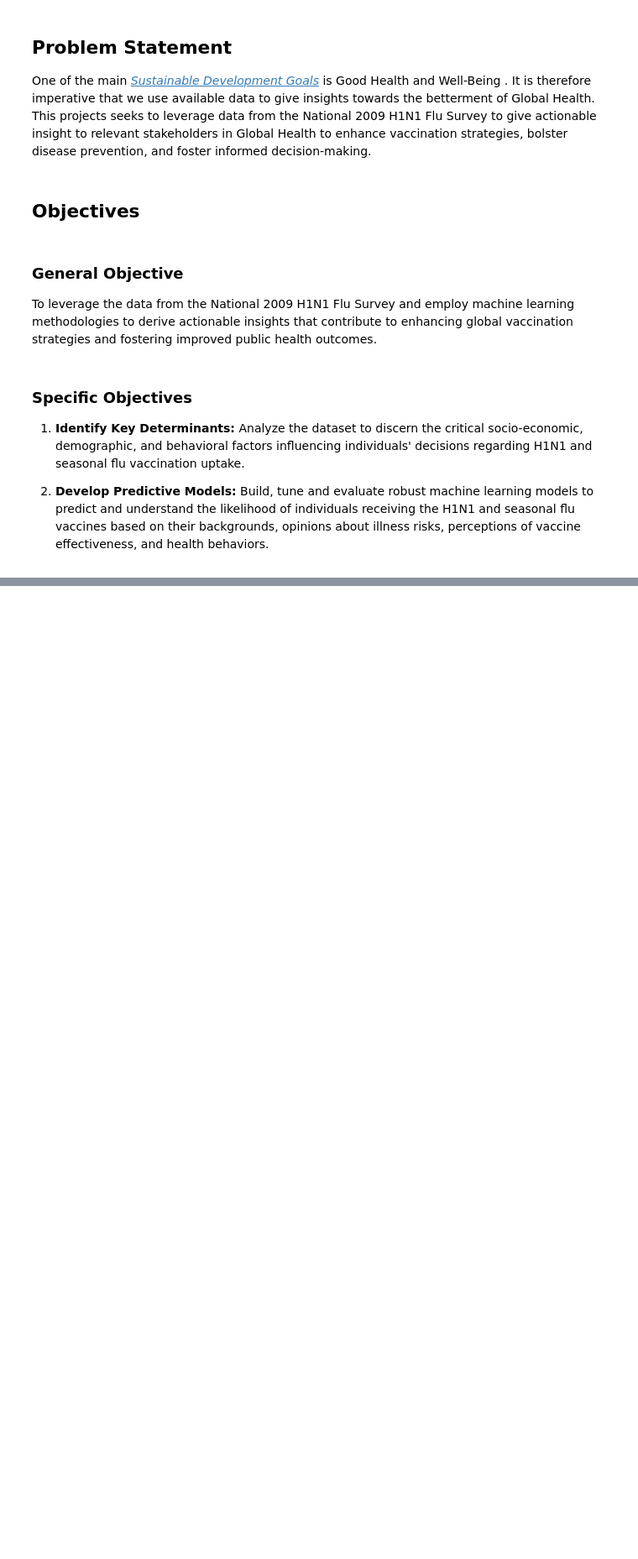
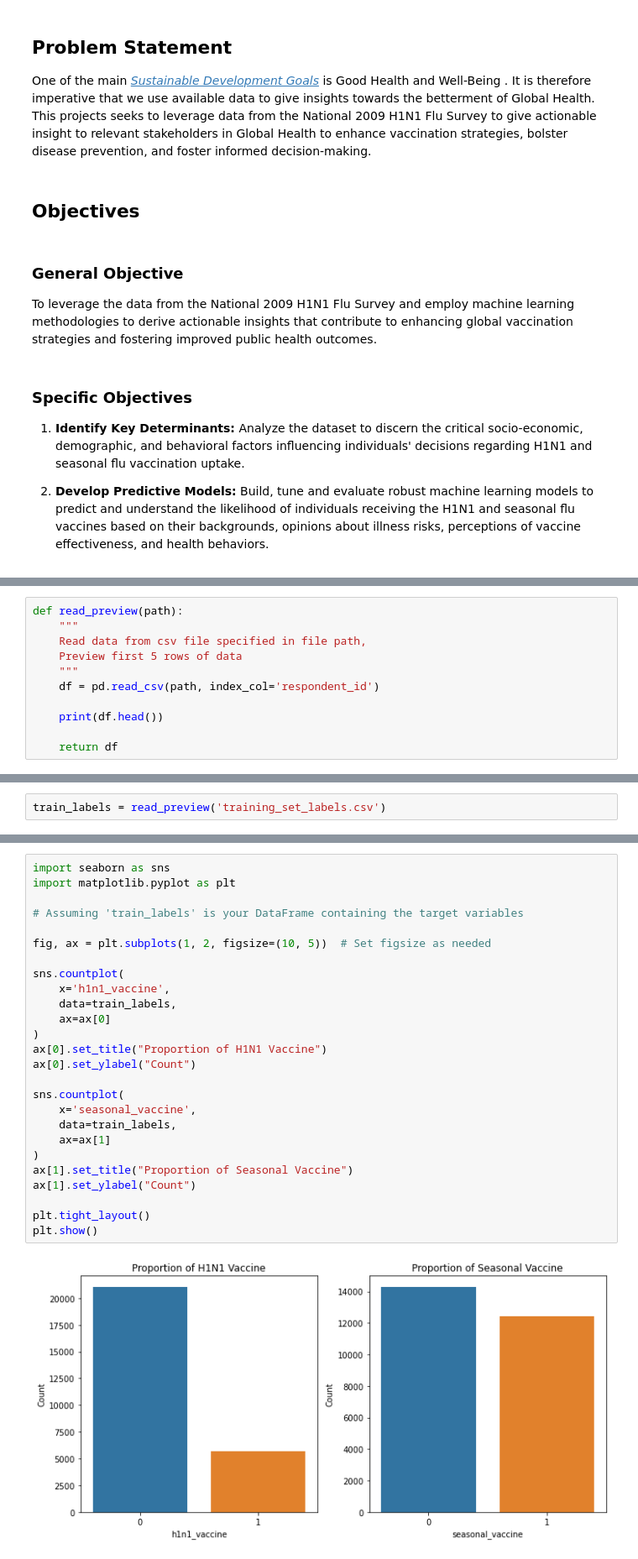
Before and after one commit to lewigi/Machine-Learning-Project-Vaccination-Patterns, a Jupyter notebook: H1N1.ipynb, the cells around one changed output, grey strips where cells are left out. Shown at 84% size. Cells and saved outputs as stored; diff of their text form; blank space fills up the shorter version.

Commit message:
Loaded data and did preliminary data exploration

```diff
--- a/H1N1.ipynb
+++ b/H1N1.ipynb
@@ -52,0 +75,11 @@ To leverage the data from the National 2009 H1N1 Flu Survey and employ machine l
+# %%
+def read_preview(path):
+    """
+    Read data from csv file specified in file path,
+    Preview first 5 rows of data
+    """
+    df = pd.read_csv(path, index_col='respondent_id')
+
+    print(df.head())
+
+    return df
@@ -52,0 +106,2 @@ To leverage the data from the National 2009 H1N1 Flu Survey and employ machine l
+# %%
+train_labels = read_preview('training_set_labels.csv')
@@ -52,0 +160,28 @@ To leverage the data from the National 2009 H1N1 Flu Survey and employ machine l
+# %%
+import seaborn as sns
+import matplotlib.pyplot as plt
+
+# Assuming 'train_labels' is your DataFrame containing the target variables
+
+fig, ax = plt.subplots(1, 2, figsize=(10, 5))  # Set figsize as needed
+
+sns.countplot(
+    x='h1n1_vaccine',
+    data=train_labels,
+    ax=ax[0]
+)
+ax[0].set_title("Proportion of H1N1 Vaccine")
+ax[0].set_ylabel("Count")
+
+sns.countplot(
+    x='seasonal_vaccine',
+    data=train_labels,
+    ax=ax[1]
+)
+ax[1].set_title("Proportion of Seasonal Vaccine")
+ax[1].set_ylabel("Count")
+
+plt.tight_layout()
+plt.show()
+# %% [output]
+[figure, added]
```
Also changed, not shown: parts of 18 cells of this notebook, 1 other file.
